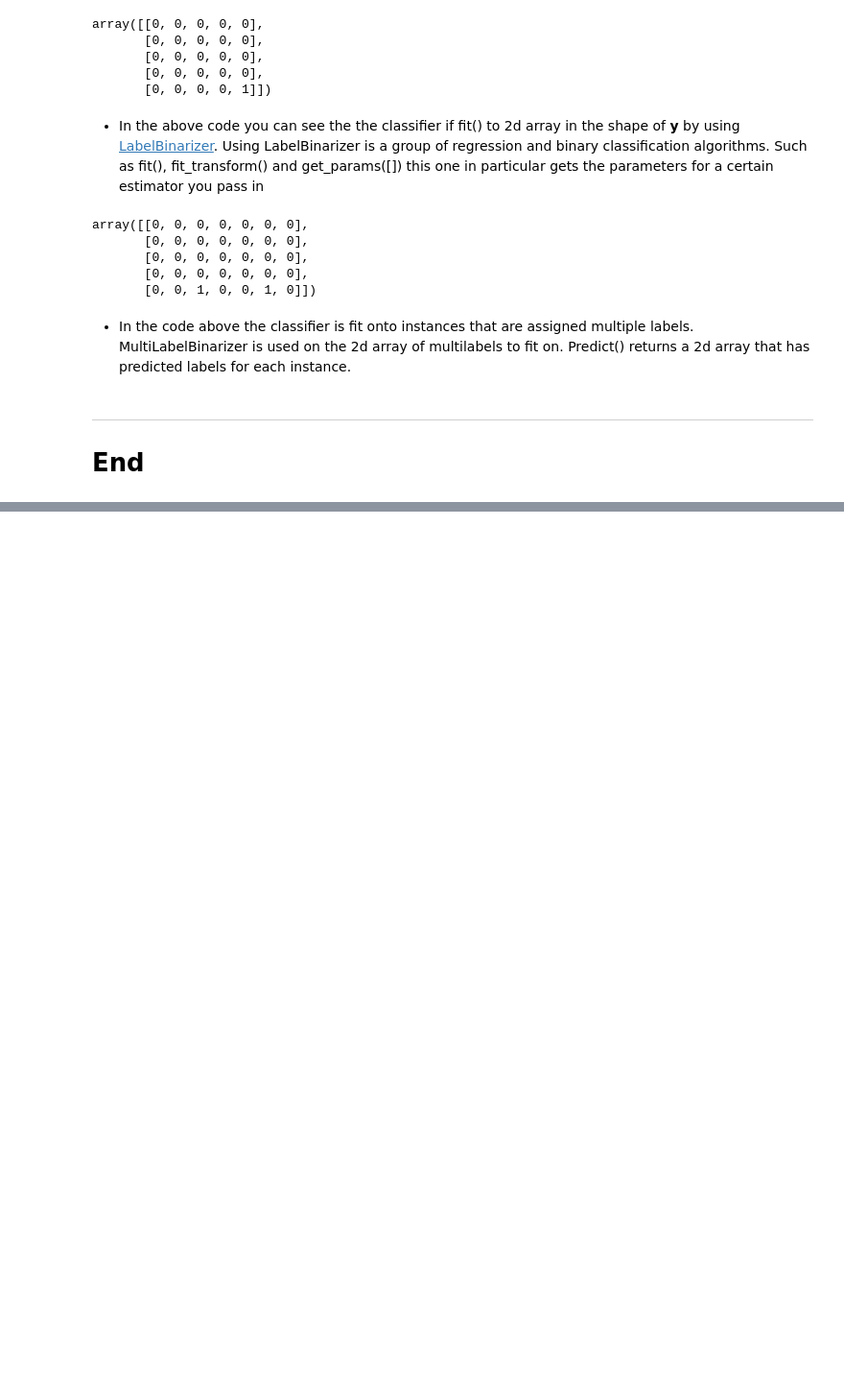
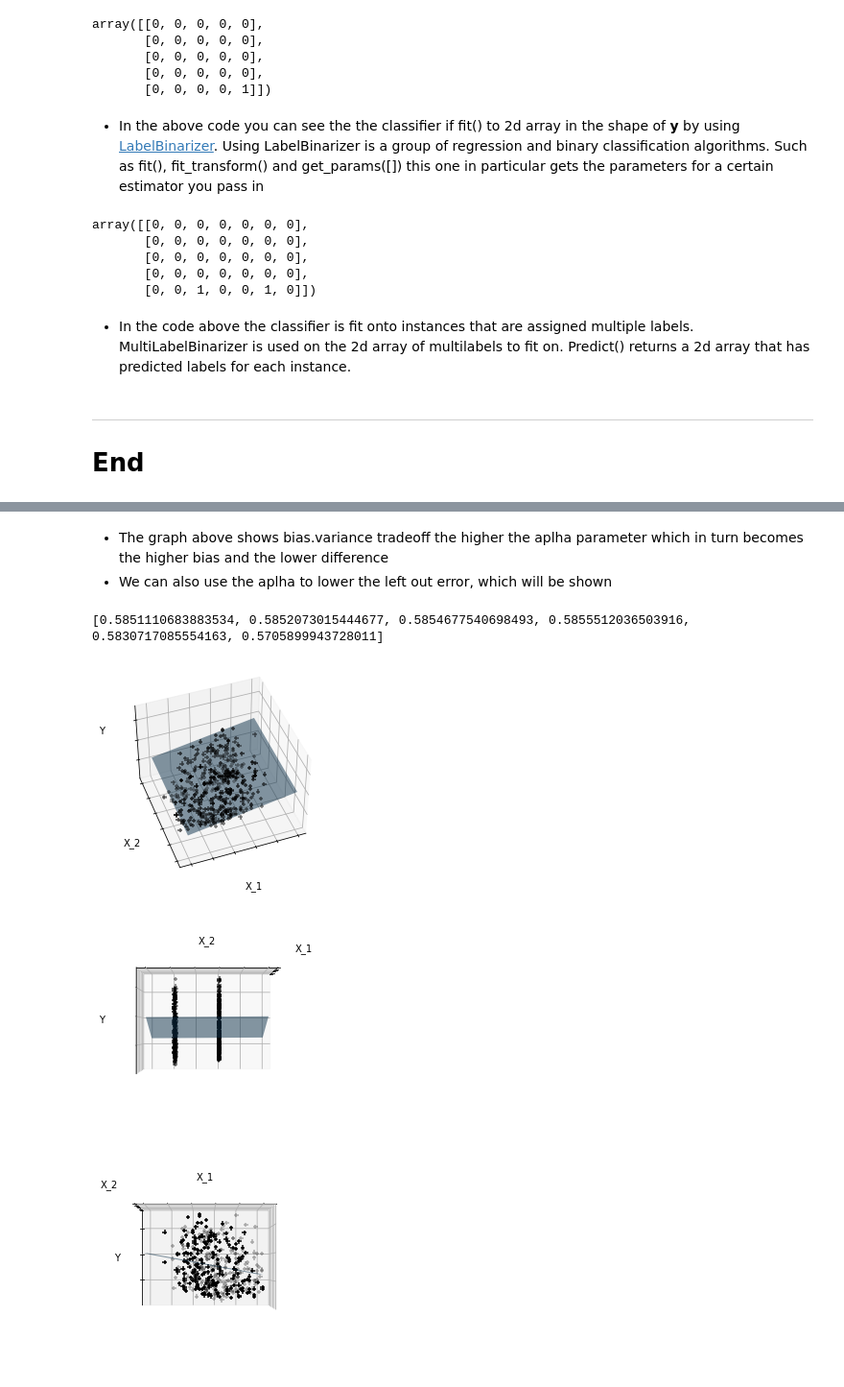
Before and after one commit to Davidpurtill1101011/Emerging_Technologies_4th_Year, a Jupyter notebook: Assessment/scikit-learn.ipynb, the cells around one changed output, grey strips where cells are left out. Shown: that part at 96% size. Saved outputs shown, nothing was run; the diff lists cells and outputs as text; code cells hidden in the pictures; blank space fills up the shorter version.

```diff
--- a/Assessment/scikit-learn.ipynb
+++ b/Assessment/scikit-learn.ipynb
@@ -197,0 +329,70 @@ array([[0, 0, 0, 0, 0, 0, 0],
+# %% [markdown]
+- The graph above shows bias.variance tradeoff the higher the aplha parameter which in turn becomes the higher bias and the lower difference
+- We can also use the aplha to lower the left out error, which will be shown
+# %%
+alphas = np.logspace(-4, -1, 6)
+print([regr.set_params(alpha=alpha)
+           .fit(diabetes_X_train, diabetes_y_train)
+           .score(diabetes_X_test, diabetes_y_test)
+       for alpha in alphas])
+import matplotlib.pyplot as plt
+import numpy as np
+from mpl_toolkits.mplot3d import Axes3D
+
+from sklearn import datasets, linear_model
+
+X, y = datasets.load_diabetes(return_X_y=True)
+indices = (0, 1)
+
+X_train = X[:-20, indices]
+X_test = X[-20:, indices]
+y_train = y[:-20]
+y_test = y[-20:]
+
+ols = linear_model.LinearRegression()
+ols.fit(X_train, y_train)
+
+
+# #############################################################################
+# Plot the figure
+def plot_figs(fig_num, elev, azim, X_train, clf):
+    fig = plt.figure(fig_num, figsize=(4, 3))
+    plt.clf()
+    ax = Axes3D(fig, elev=elev, azim=azim)
+
+    ax.scatter(X_train[:, 0], X_train[:, 1], y_train, c="k", marker="+")
+    ax.plot_surface(
+        np.array([[-0.1, -0.1], [0.15, 0.15]]),
+        np.array([[-0.1, 0.15], [-0.1, 0.15]]),
+        clf.predict(
+            np.array([[-0.1, -0.1, 0.15, 0.15], [-0.1, 0.15, -0.1, 0.15]]).T
+        ).reshape((2, 2)),
+        alpha=0.5,
+    )
+    ax.set_xlabel("X_1")
+    ax.set_ylabel("X_2")
+    ax.set_zlabel("Y")
+    ax.w_xaxis.set_ticklabels([])
+    ax.w_yaxis.set_ticklabels([])
+    ax.w_zaxis.set_ticklabels([])
+
+
+# Generate the three different figures from different views
+elev = 43.5
+azim = -110
+plot_figs(1, elev, azim, X_train, ols)
+
+elev = -0.5
+azim = 0
+plot_figs(2, elev, azim, X_train, ols)
+
+elev = -0.5
+azim = 90
+plot_figs(3, elev, azim, X_train, ols)
+
+plt.show()
+# %% [output]
+[0.5851110683883534, 0.5852073015444677, 0.5854677540698493, 0.5855512036503916, 0.5830717085554163, 0.5705899943728011]
+[figure, added]
+[figure, added]
+[figure, added]
```
Also changed, not shown: parts of 24 cells of this notebook, 1 other file.
